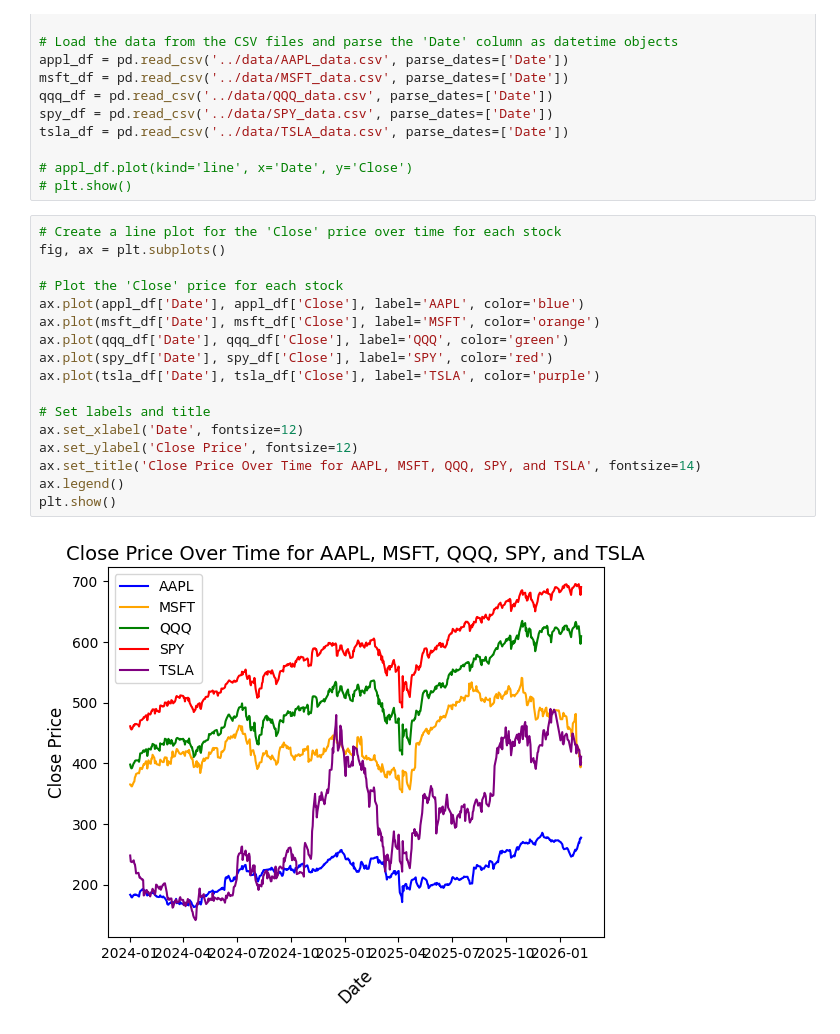
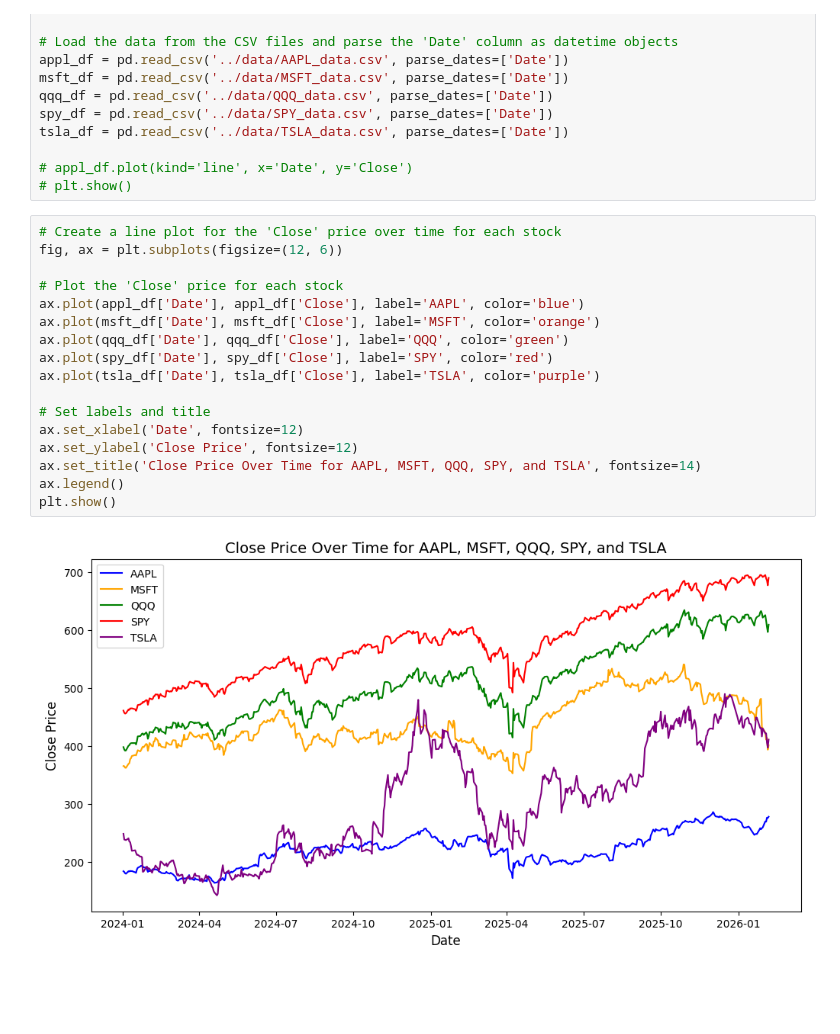
Before and after one commit to JonathanSContreras/trading-ml, a Jupyter notebook: notebooks/01_data_exploration.ipynb, the cells around one changed output. Cells and saved outputs as stored; diff of their text form; blank space fills up the shorter version.

```diff
--- a/notebooks/01_data_exploration.ipynb
+++ b/notebooks/01_data_exploration.ipynb
@@ -23,20 +23,20 @@ tsla_df = pd.read_csv('../data/TSLA_data.csv', parse_dates=['Date'])
 # plt.show()
 # %%
 # Create a line plot for the 'Close' price over time for each stock
-fig, ax = plt.subplots()
+fig, ax = plt.subplots(figsize=(12, 6))
 
 # Plot the 'Close' price for each stock
 ax.plot(appl_df['Date'], appl_df['Close'], label='AAPL', color='blue')
 ax.plot(msft_df['Date'], msft_df['Close'], label='MSFT', color='orange')
 ax.plot(qqq_df['Date'], qqq_df['Close'], label='QQQ', color='green')
 ax.plot(spy_df['Date'], spy_df['Close'], label='SPY', color='red')
 ax.plot(tsla_df['Date'], tsla_df['Close'], label='TSLA', color='purple')
 
 # Set labels and title
 ax.set_xlabel('Date', fontsize=12)
 ax.set_ylabel('Close Price', fontsize=12)
 ax.set_title('Close Price Over Time for AAPL, MSFT, QQQ, SPY, and TSLA', fontsize=14)
 ax.legend()
 plt.show()
 # %% [output]
-[figure, old version]
+[figure, new version]
```
